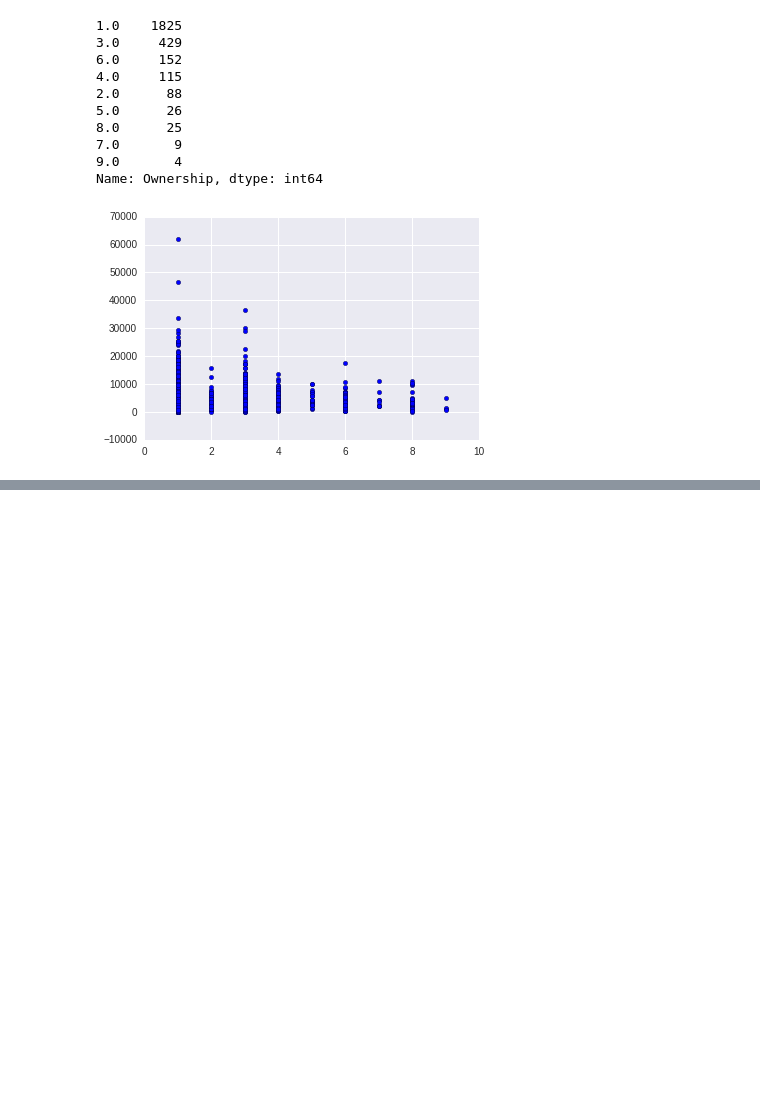
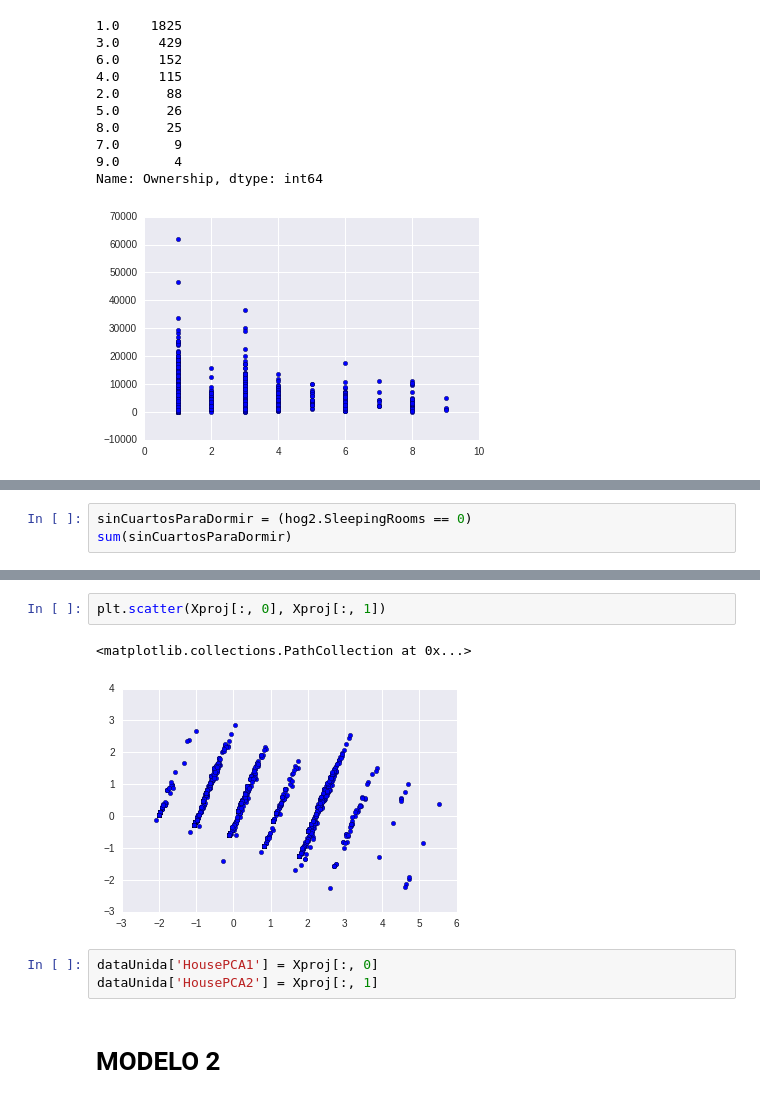
Before and after one commit to alephcero/adsProject, a Jupyter notebook: felipeHogares.ipynb, the cells around one changed output, grey strips where cells are left out. Drawn from its saved outputs; the diff is of its cells as text; blank space fills up the shorter version.

```diff
--- a/felipeHogares.ipynb
+++ b/felipeHogares.ipynb
@@ -145,0 +163,3 @@ Name: Ownership, dtype: int64
+# %%
+sinCuartosParaDormir = (hog2.SleepingRooms == 0)
+sum(sinCuartosParaDormir)
@@ -145,0 +391,10 @@ Name: Ownership, dtype: int64
+# %%
+plt.scatter(Xproj[:, 0], Xproj[:, 1])
+# %% [output]
+<matplotlib.collections.PathCollection at 0x...>
+[figure, added]
+# %%
+dataUnida['HousePCA1'] = Xproj[:, 0]
+dataUnida['HousePCA2'] = Xproj[:, 1]
+# %% [markdown]
+# MODELO 2
```
Also changed, not shown: parts of 25 cells of this notebook, 1 other file.
